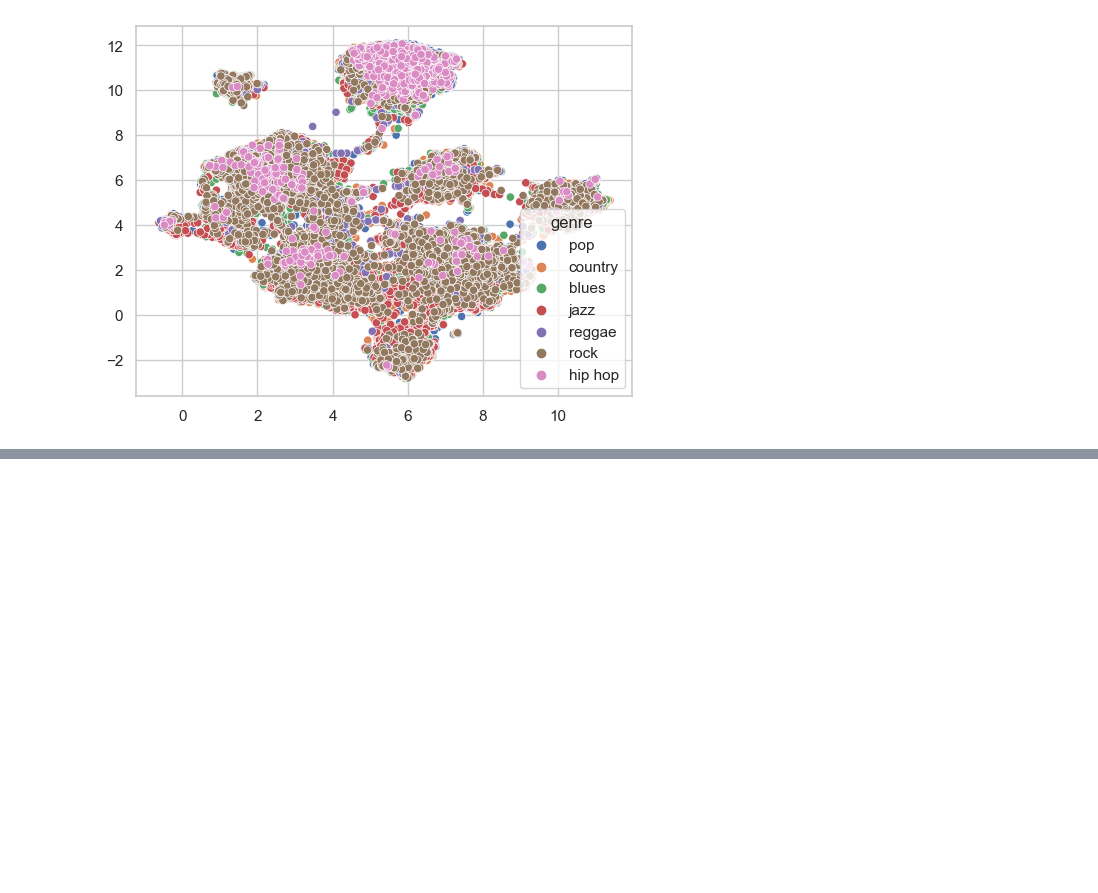
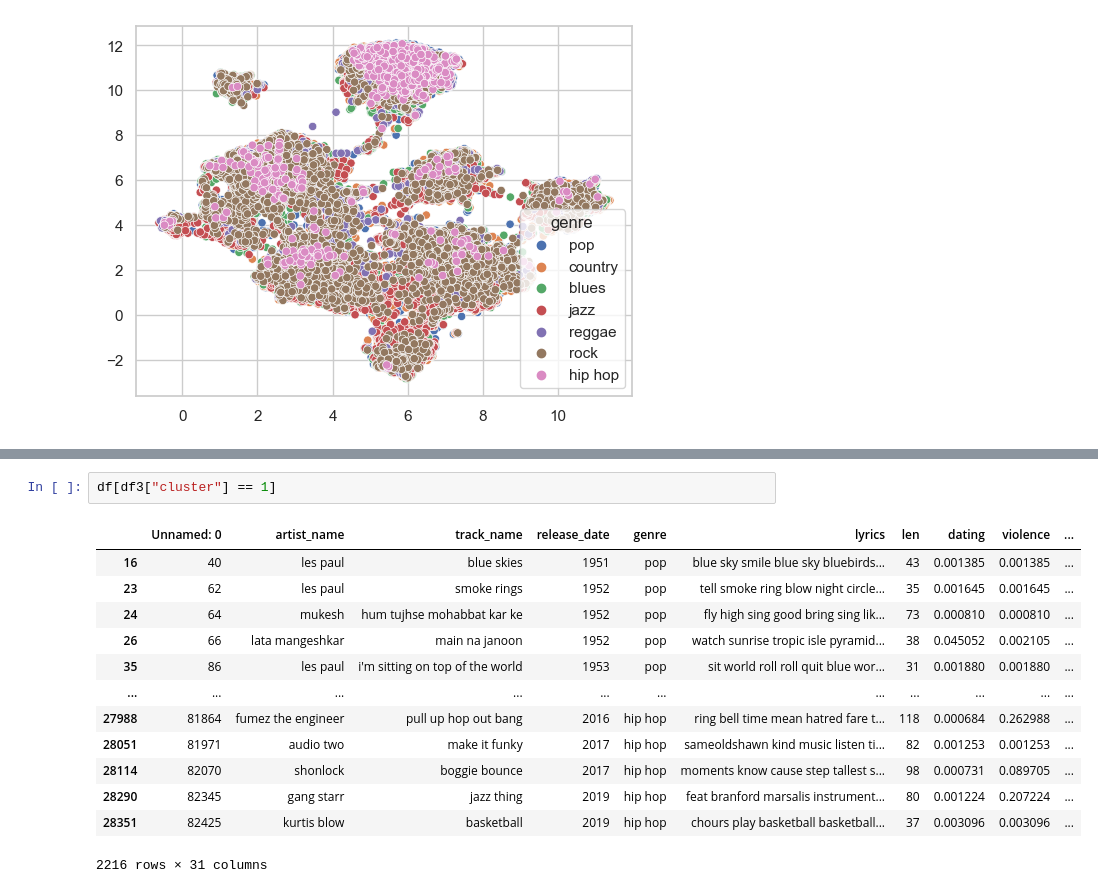
Before and after one commit to Aekai/kaggle-1950-2019songs, a Jupyter notebook: Data description.ipynb, the cells around one changed output, grey strips where cells are left out. Saved outputs shown, nothing was run; the diff lists cells and outputs as text; blank space fills up the shorter version.

```diff
--- a/Data description.ipynb
+++ b/Data description.ipynb
@@ -145,0 +117,16 @@ plt.savefig(f"umap-kmeans-{n_clusters}-genres.png")
+# %%
+df[df3["cluster"] == 1]
+# %% [output]
+|  | Unnamed: 0 | artist_name | track_name | release_date | genre | lyrics | len | dating | violence | ... |
+| 16 | 40 | les paul | blue skies | 1951 | pop | blue sky smile blue sky bluebirds... | 43 | 0.001385 | 0.001385 | ... |
+| 23 | 62 | les paul | smoke rings | 1952 | pop | tell smoke ring blow night circle... | 35 | 0.001645 | 0.001645 | ... |
+| 24 | 64 | mukesh | hum tujhse mohabbat kar ke | 1952 | pop | fly high sing good bring sing lik... | 73 | 0.000810 | 0.000810 | ... |
+| 26 | 66 | lata mangeshkar | main na janoon | 1952 | pop | watch sunrise tropic isle pyramid... | 38 | 0.045052 | 0.002105 | ... |
+| 35 | 86 | les paul | i'm sitting on top of the world | 1953 | pop | sit world roll roll quit blue wor... | 31 | 0.001880 | 0.001880 | ... |
+| ... | ... | ... | ... | ... | ... | ... | ... | ... | ... | ... |
+| 27988 | 81864 | fumez the engineer | pull up hop out bang | 2016 | hip hop | ring bell time mean hatred fare t... | 118 | 0.000684 | 0.262988 | ... |
+| 28051 | 81971 | audio two | make it funky | 2017 | hip hop | sameoldshawn kind music listen ti... | 82 | 0.001253 | 0.001253 | ... |
+| 28114 | 82070 | shonlock | boggie bounce | 2017 | hip hop | moments know cause step tallest s... | 98 | 0.000731 | 0.089705 | ... |
+| 28290 | 82345 | gang starr | jazz thing | 2019 | hip hop | feat branford marsalis instrument... | 80 | 0.001224 | 0.207224 | ... |
+| 28351 | 82425 | kurtis blow | basketball | 2019 | hip hop | chours play basketball basketball... | 37 | 0.003096 | 0.003096 | ... |
+2216 rows × 31 columns
```
Also changed, not shown: parts of 4 cells of this notebook.
